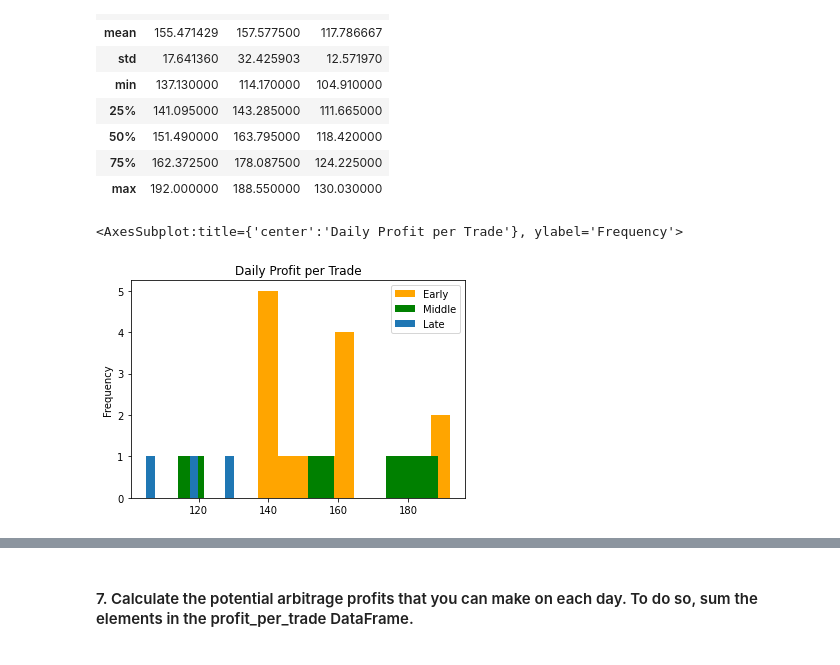
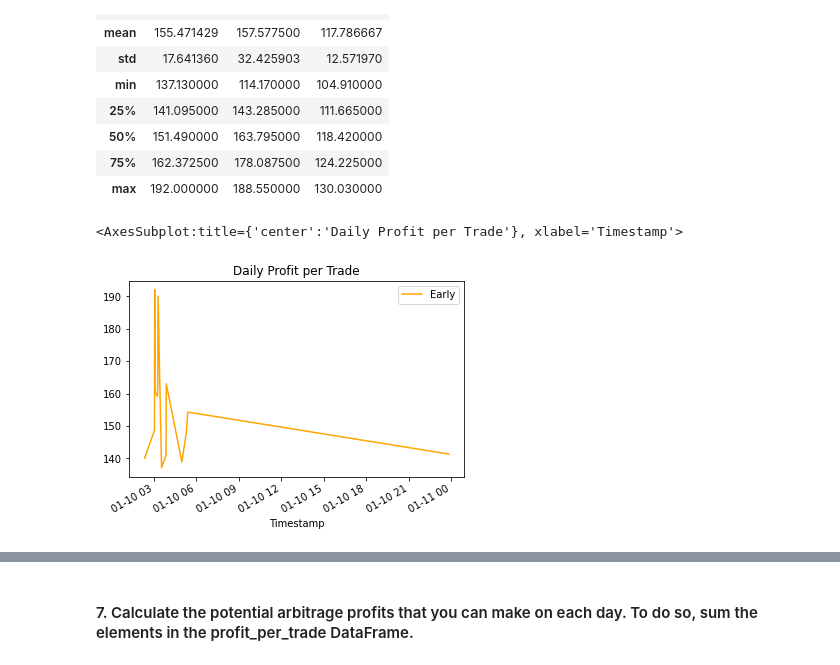
Before and after one commit to tnmercer/fintechbootcamp, a Jupyter notebook: Module_3_Challenge/Starter_Code/crypto_arbitrage.ipynb, the cells around one changed output, grey strips where cells are left out. Cells and saved outputs as stored; diff of their text form; code cells hidden in the pictures.

```diff
--- a/Module_3_Challenge/Starter_Code/crypto_arbitrage.ipynb
+++ b/Module_3_Challenge/Starter_Code/crypto_arbitrage.ipynb
@@ -348,7 +441,7 @@ coinbase_sliced.loc['2018-01-10'].plot(
 # %%
 # Using the early date that you have selected, calculate the arbitrage spread
 # by subtracting the bitstamp lower closing prices from the coinbase higher closing prices
-arbitrage_spread_early = coinbase_sliced.loc['2018-01-10'] - bitstamp_sliced.loc['2018-01-10']
+arbitrage_spread_early = coinbase_sliced.loc[early_date] - bitstamp_sliced.loc[early_date]
 
 # Generate summary statistics for the early DataFrame
 # YOUR CODE HERE
@@ -523,9 +628,9 @@ describe_df
 # For the date early in the dataset, calculate the spread returns by dividing the instances when the arbitrage spread is positive (> 0)
 # by the price of Bitcoin from the exchange you are buying on (the lower-priced exchange).
 
-spread_return_early = arbitrage_spread_early / bitstamp_sliced.loc['2018-01-10']
-spread_return_middle = arbitrage_spread_middle / bitstamp_sliced.loc['2018-02-02']
-spread_return_late = arbitrage_spread_late / bitstamp_sliced.loc['2018-03-07']
+spread_return_early = arbitrage_spread_early / bitstamp_sliced.loc[early_date]
+spread_return_middle = arbitrage_spread_middle / bitstamp_sliced.loc[middle_date]
+spread_return_late = arbitrage_spread_late / bitstamp_sliced.loc[late_date]
 
 # Review the spread return DataFrame
 # YOUR CODE HERE
@@ -534,8 +639,8 @@ spread_return_early = spread_return_early.dropna()
 spread_return_middle = spread_return_middle.dropna()
 spread_return_late = spread_return_late.dropna()
 
-display(spread_return_early.head())
-display(spread_return_middle.head())
-display(spread_return_late.head())
+display(spread_return_early.sample(5))
+display(spread_return_middle.sample(5))
+display(spread_return_late.sample(5))
 # %% [output]
 Timestamp
@@ -565,9 +670,11 @@ Name: Close, dtype: float64
 # For the date early in the dataset, determine the number of times your trades with positive returns
 # exceed the 1% minimum threshold (.01) that you need to cover your costs
 
-profitable_spread_early = spread_return_early[spread_return_early>0.01]
-profitable_spread_middle = spread_return_middle[spread_return_middle>0.01]
-profitable_spread_late = spread_return_late[spread_return_late>0.01]
+minimum_threshold = 0.01
+
+profitable_spread_early = spread_return_early[spread_return_early>minimum_threshold]
+profitable_spread_middle = spread_return_middle[spread_return_middle>minimum_threshold]
+profitable_spread_late = spread_return_late[spread_return_late>minimum_threshold]
 
 # Review the first five profitable trades
 
@@ -636,9 +730,9 @@ Name: Close, dtype: float64
 # %%
 # For the date early in the dataset, calculate the potential profit per trade in dollars
 # Multiply the profitable trades by the cost of the Bitcoin that was purchased
-profit_early = profitable_spread_early * bitstamp_sliced.loc['2018-01-10']
-profit_middle = profitable_spread_middle * bitstamp_sliced.loc['2018-02-02']
-profit_late = profitable_spread_late * bitstamp_sliced.loc['2018-03-07']
+profit_early = profitable_spread_early * bitstamp_sliced.loc[early_date]
+profit_middle = profitable_spread_middle * bitstamp_sliced.loc[middle_date]
+profit_late = profitable_spread_late * bitstamp_sliced.loc[late_date]
 
 # Drop any missing values from the profit DataFrame
 profit_per_trade_early = profit_early.dropna()
@@ -703,12 +797,8 @@ profit_per_trade_df
 # %%
 # Plot the results for the early profit per trade DataFrame
 # YOUR CODE HERE
 
-#profit_per_trade_early.plot(title="Profit per Trade: Early")
-
-profit_per_trade_early.plot(legend=True, title="Daily Profit per Trade", label="Early", kind='hist', color='orange')
-profit_per_trade_middle.plot(legend=True, label="Middle",kind='hist', color='green')
-profit_per_trade_late.plot(legend=True, label="Late", kind='hist')
+profit_per_trade_early.plot(legend=True, title="Daily Profit per Trade", label="Early", color='orange')
 # %% [output]
-<AxesSubplot:title={'center':'Daily Profit per Trade'}, ylabel='Frequency'>
+<AxesSubplot:title={'center':'Daily Profit per Trade'}, xlabel='Timestamp'>
-[figure, old version]
+[figure, new version]
```
Also changed, not shown: parts of 28 cells of this notebook, 1 other file.
